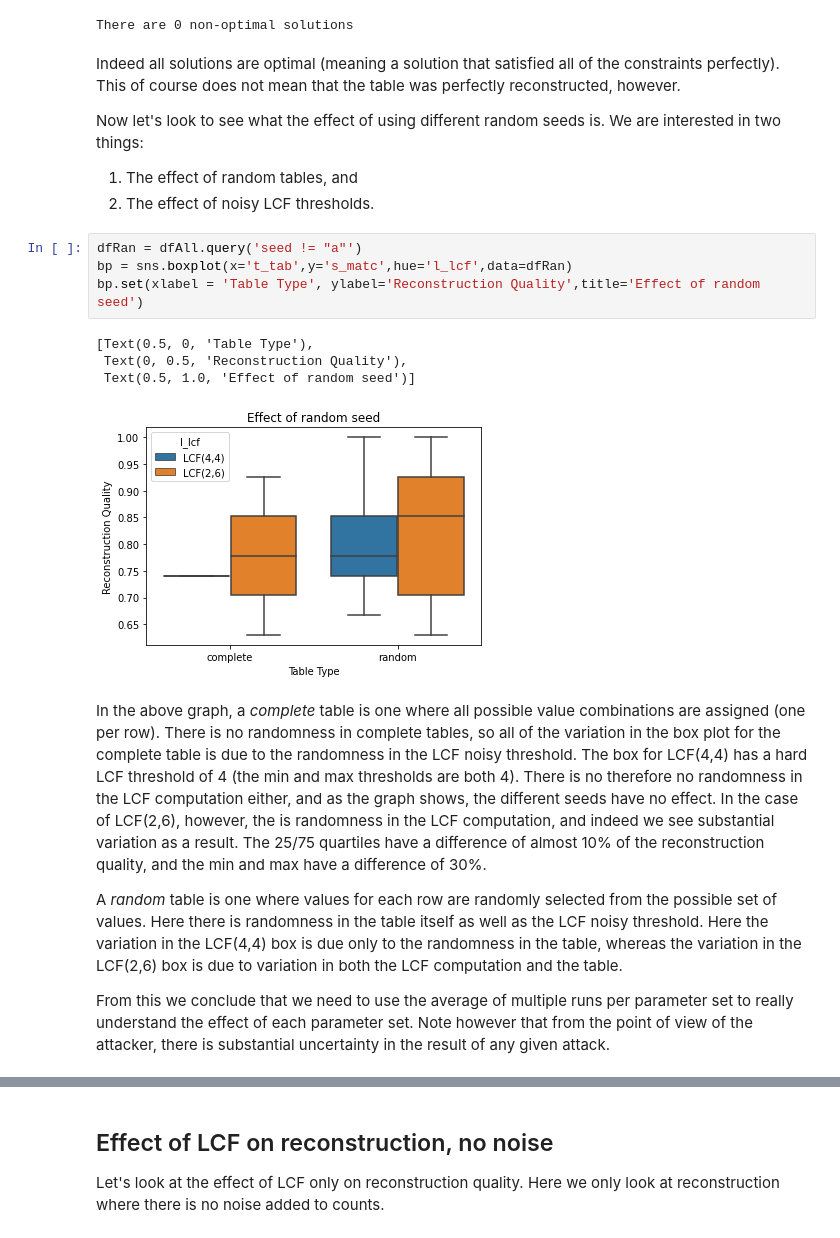
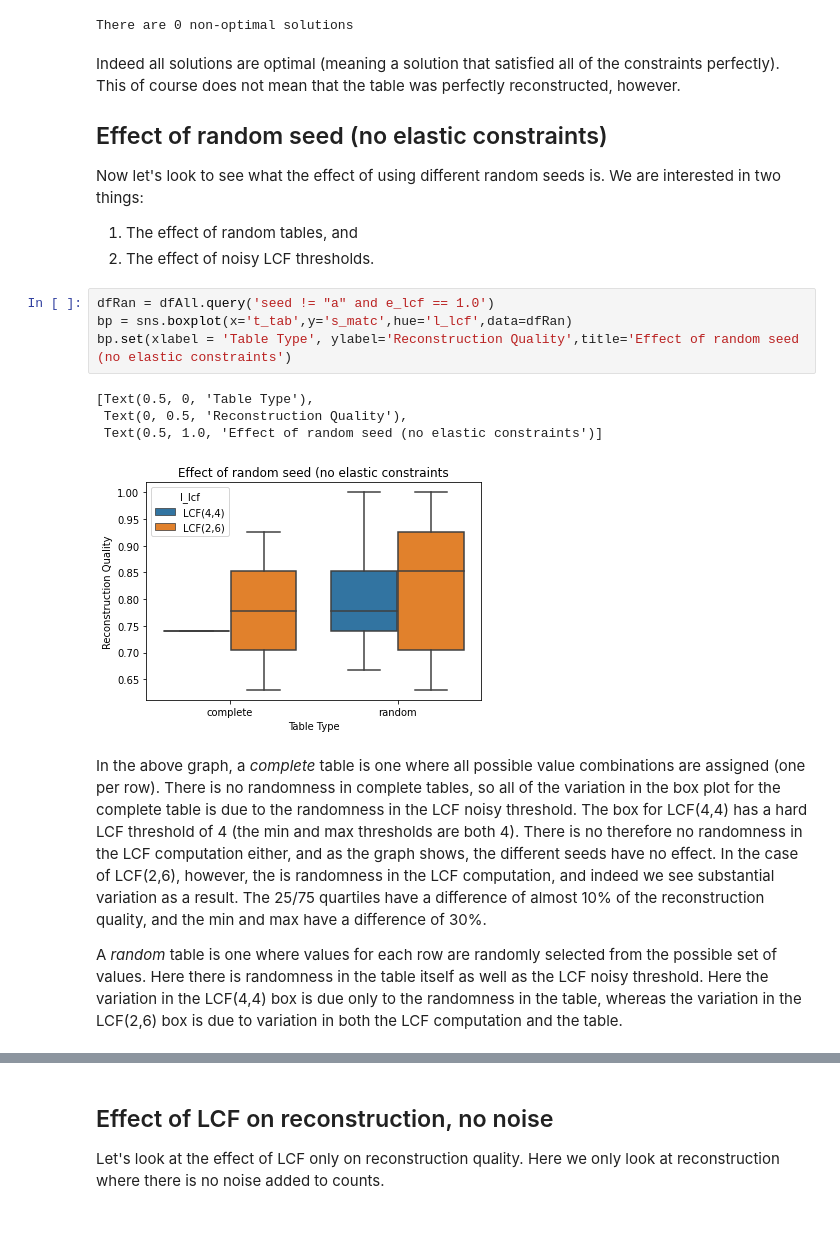
Before and after one commit to iaBIH/attacker, a Jupyter notebook: linearReconstruction/view.ipynb, the cells around one changed output, grey strips where cells are left out. Saved outputs shown, nothing was run; the diff lists cells and outputs as text.

Commit message:
elastic constraints is working

```diff
--- a/linearReconstruction/view.ipynb
+++ b/linearReconstruction/view.ipynb
@@ -52,22 +52,22 @@ print(f'''There are {len(dfAll.query('s_sol != "Optimal"').index)} non-optimal s
 There are 0 non-optimal solutions
 # %% [markdown]
 Indeed all solutions are optimal (meaning a solution that satisfied all of the constraints perfectly). This of course does not mean that the table was perfectly reconstructed, however.
+
+## Effect of random seed (no elastic constraints)
 
 Now let's look to see what the effect of using different random seeds is. We are interested in two things:
 1. The effect of random tables, and
 2. The effect of noisy LCF thresholds.
 # %%
-dfRan = dfAll.query('seed != "a"')
+dfRan = dfAll.query('seed != "a" and e_lcf == 1.0')
 bp = sns.boxplot(x='t_tab',y='s_matc',hue='l_lcf',data=dfRan)
-bp.set(xlabel = 'Table Type', ylabel='Reconstruction Quality',title='Effect of random seed')
+bp.set(xlabel = 'Table Type', ylabel='Reconstruction Quality',title='Effect of random seed (no elastic constraints')
 # %% [output]
 [Text(0.5, 0, 'Table Type'),
  Text(0, 0.5, 'Reconstruction Quality'),
- Text(0.5, 1.0, 'Effect of random seed')]
+ Text(0.5, 1.0, 'Effect of random seed (no elastic constraints')]
-[figure, old version]
+[figure, new version]
 # %% [markdown]
 In the above graph, a *complete* table is one where all possible value combinations are assigned (one per row). There is no randomness in complete tables, so all of the variation in the box plot for the complete table is due to the randomness in the LCF noisy threshold. The box for LCF(4,4) has a hard LCF threshold of 4 (the min and max thresholds are both 4). There is no therefore no randomness in the LCF computation either, and as the graph shows, the different seeds have no effect. In the case of LCF(2,6), however, the is randomness in the LCF computation, and indeed we see substantial variation as a result. The 25/75 quartiles have a difference of almost 10% of the reconstruction quality, and the min and max have a difference of 30%.
 
 A *random* table is one where values for each row are randomly selected from the possible set of values. Here there is randomness in the table itself as well as the LCF noisy threshold. Here the variation in the LCF(4,4) box is due only to the randomness in the table, whereas the variation in the LCF(2,6) box is due to variation in both the LCF computation and the table.
-
-From this we conclude that we need to use the average of multiple runs per parameter set to really understand the effect of each parameter set. Note however that from the point of view of the attacker, there is substantial uncertainty in the result of any given attack.
```
Also changed, not shown: parts of 6 cells of this notebook, 5 other files.
